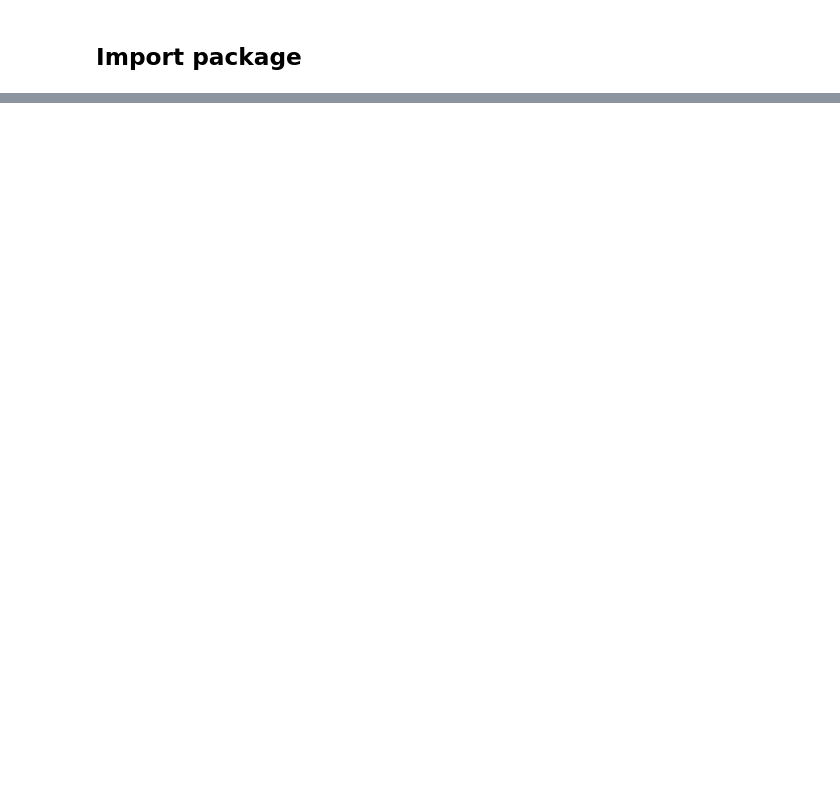
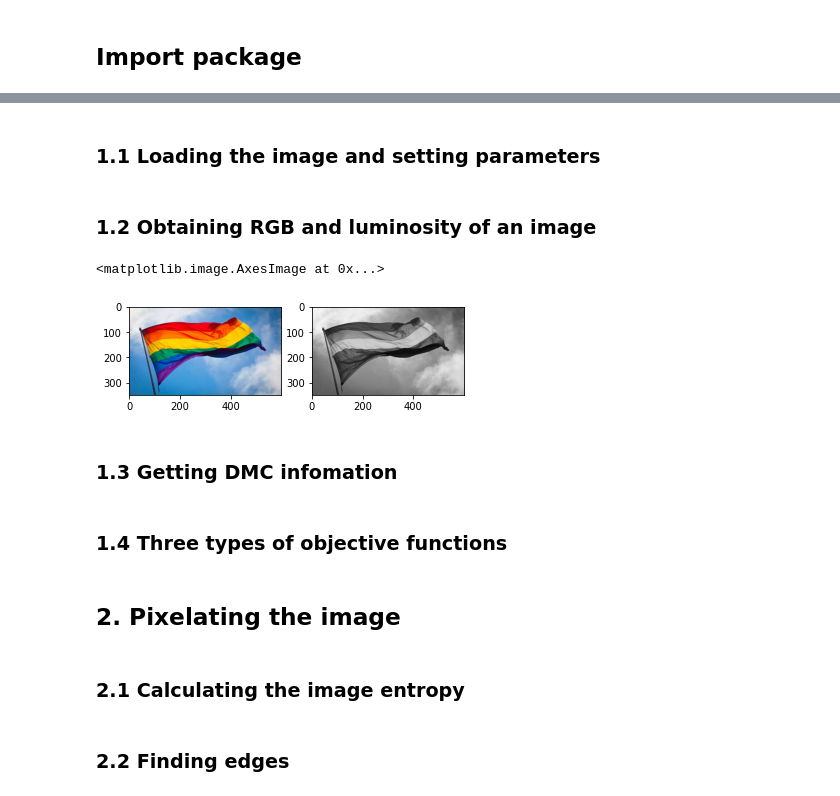
Before and after one commit to barbadosaloe/Dissertation, a Jupyter notebook: ver1.ipynb, the cells around one changed output, grey strips where cells are left out. Drawn from its saved outputs; the diff is of its cells as text; code cells hidden in the pictures; blank space fills up the shorter version.

```diff
--- a/ver1.ipynb
+++ b/ver1.ipynb
@@ -12,3 +46,31 @@ import re
+# %% [markdown]
+### 1.1 Loading the image and setting parameters
 # %%
-img  =  Image.open("pics/2.jpg")
-img_np =  np.asarray(img)
+img = Image.open("pics/7.jpg")
+# %%
+# Size of the final pattern
+w, h = img.size
+num_w = 100  # Input: number of threads in a row
+block_size = w // num_w
+num_h = h * num_w // w # Number of threads in a column
+
+# Colours in the palette
+K = 50  # If the number of colours in the final pattern is decided by users
+# %% [markdown]
+### 1.2 Obtaining RGB and luminosity of an image
+# %%
+# Resize the image so that it can be divided into `num_w*num_h` blocks.
+width, height = num_w*block_size, num_h*block_size
+img = img.resize((width, height))
+img_np =  np.asarray(img)
+img_grey = np.array(img.convert('L'),'f')
+# %%
+plt.subplot(121)
+plt.imshow(img_np)
+plt.subplot(122)
+plt.imshow(img_grey, cmap='gray')
+# %% [output]
+<matplotlib.image.AxesImage at 0x...>
+[figure, added]
+# %% [markdown]
+### 1.3 Getting DMC infomation
@@ -14,0 +108,2 @@ img_np =  np.asarray(img)
+# %% [markdown]
+### 1.4 Three types of objective functions
@@ -14,0 +122,4 @@ img_np =  np.asarray(img)
+# %% [markdown]
+## 2. Pixelating the image
+# %% [markdown]
+### 2.1 Calculating the image entropy
@@ -14,0 +128,2 @@ img_np =  np.asarray(img)
+# %% [markdown]
+### 2.2 Finding edges
```
Also changed, not shown: parts of 56 cells of this notebook, 2 other files.
